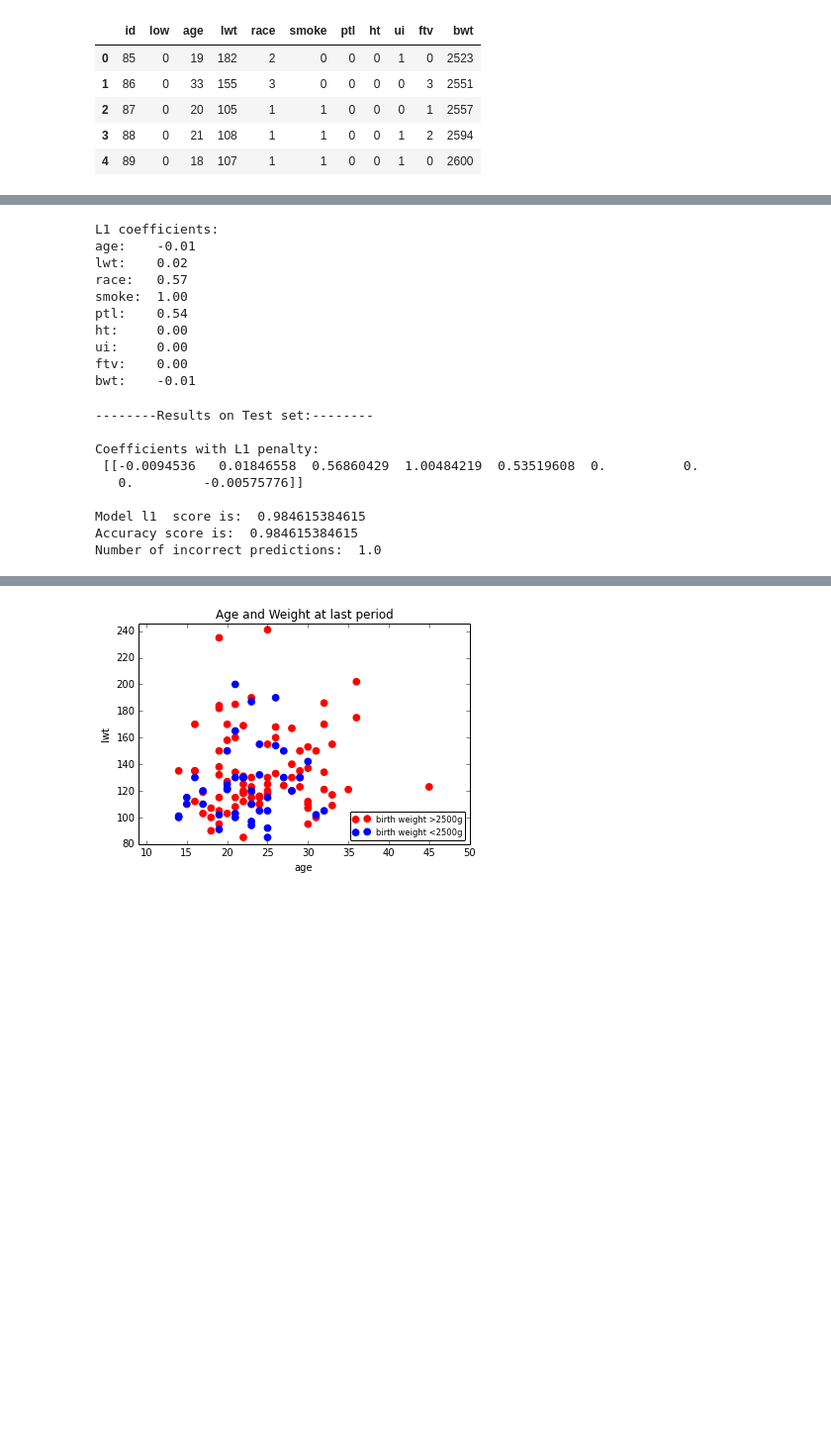
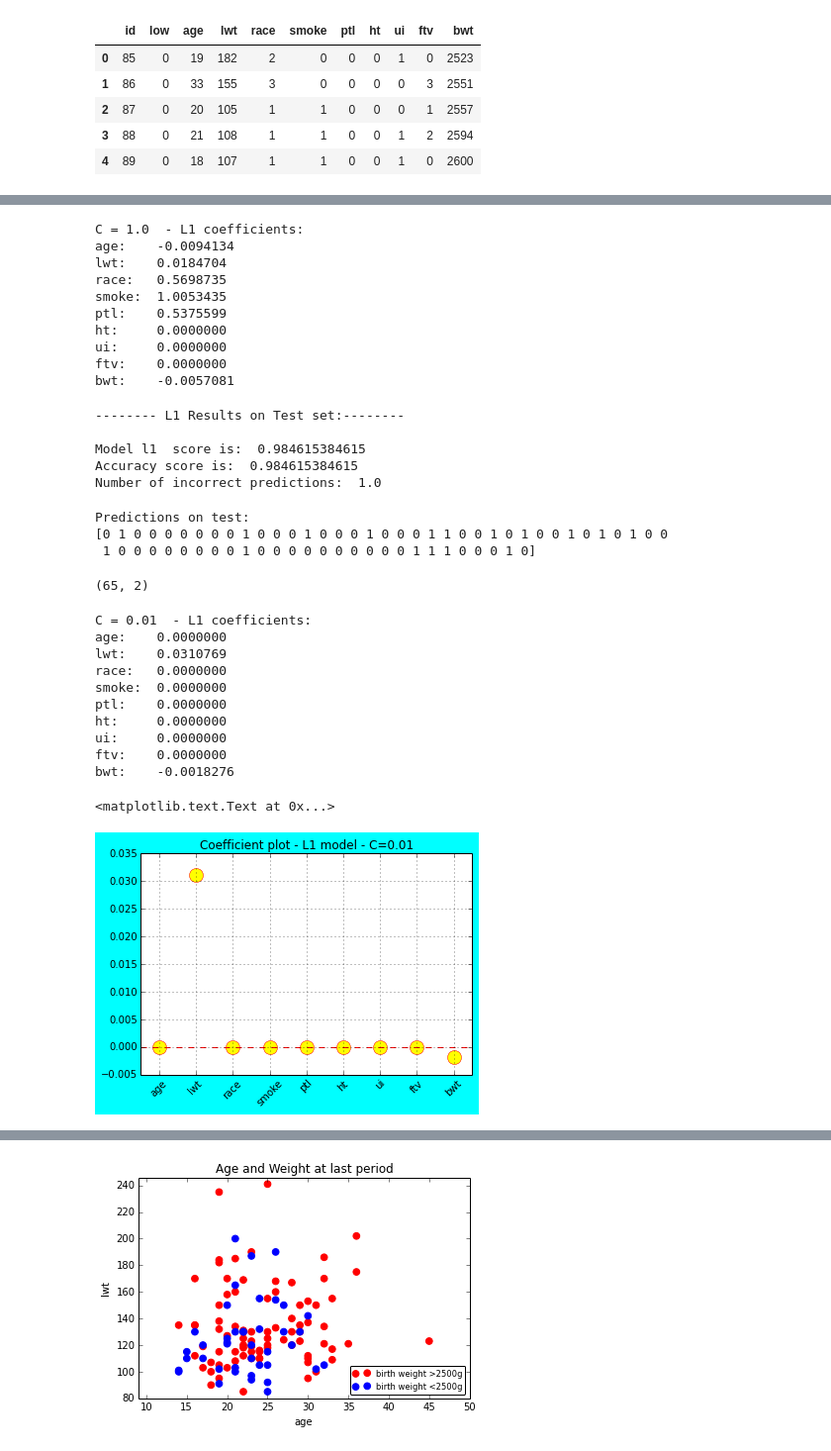
Before and after one commit to Gabya06/datascience, a Jupyter notebook: LogisticRegression/LogisticRegression-LowBirthWeight.ipynb, the cells around one changed output, grey strips where cells are left out. Shown at 99% size. Drawn from its saved outputs; the diff is of its cells as text; code cells hidden in the pictures; blank space fills up the shorter version.

```diff
--- a/LogisticRegression/LogisticRegression-LowBirthWeight.ipynb
+++ b/LogisticRegression/LogisticRegression-LowBirthWeight.ipynb
@@ -75,19 +76,19 @@ pyplot.title('Coefficient plot - L1 model')
 # %%
 # print L1 coefficients
-print('L1 coefficients:')
+print('C =',l1.C, ' - L1 coefficients:')
 for name, value in zip(x.columns, l1.coef_[0]):
-    print('{0}:\t{1:.2f}'.format(name, value))
+    print('{0}:\t{1:.7f}'.format(name, value))
 # %% [output]
-L1 coefficients:
-age:    -0.01
-lwt:    0.02
-race:   0.57
-smoke:  1.00
-ptl:    0.54
-ht:     0.00
-ui:     0.00
-ftv:    0.00
-bwt:    -0.01
+C = 1.0  - L1 coefficients:
+age:    -0.0094134
+lwt:    0.0184704
+race:   0.5698735
+smoke:  1.0053435
+ptl:    0.5375599
+ht:     0.0000000
+ui:     0.0000000
+ftv:    0.0000000
+bwt:    -0.0057081
 # %%
 # test set used here
 y_test = np.ravel(label_test)
@@ -100,15 +103,55 @@ test_incorrect_class = (1-test_accuracy)*test.shape[0]
 # %%
-print('--------Results on Test set:--------\n')
+print('-------- L1 Results on Test set:--------\n')
 print('Model', l1.penalty, ' score is: ',l1.score(test,y_test))
 print('Accuracy score is: ', test_accuracy)
 print('Number of incorrect predictions: ', test_incorrect_class)
 # %% [output]
---------Results on Test set:--------
-
-Coefficients with L1 penalty:
- [[-0.0094536   0.01846558  0.56860429  1.00484219  0.53519608  0.          0.
-   0.         -0.00575776]]
+-------- L1 Results on Test set:--------
 
 Model l1  score is:  0.984615384615
 Accuracy score is:  0.984615384615
 Number of incorrect predictions:  1.0
+# %%
+result = l1.predict(test)
+print('Predictions on test:')
+print(result)
+predict_prob = l1.predict_proba(test)
+#print(predict_prob)
+shape(predict_prob)
+# %% [output]
+Predictions on test:
+[0 1 0 0 0 0 0 0 0 1 0 0 0 1 0 0 0 1 0 0 0 1 1 0 0 1 0 1 0 0 1 0 1 0 1 0 0
+ 1 0 0 0 0 0 0 0 0 1 0 0 0 0 0 0 0 0 0 0 1 1 1 0 0 0 1 0]
+(65, 2)
+# %%
+#L1_v2: model for Logistic Regression - use L1 Penalty for sparse coefficients - C = .01
+l1_v2 = linear_model.LogisticRegression(penalty ='l1', C=.010, fit_intercept = True)
+# fit l1_v2 model to data
+l1_v2.fit(x,y)
+# print L1_v2 coefficients
+print('C =',l1_v2.C, ' - L1 coefficients:')
+for name, value in zip(x.columns, l1_v2.coef_[0]):
+    print('{0}:\t{1:.7f}'.format(name, value))
+# get coefficients from L1_v2 model
+coefs_v2 = l1_v2.coef_[0]
+# plot coefficients of L1 model and
+fig1 = pyplot.figure(facecolor='cyan')
+pyplot.plot(coefs_v2, 'ro', markerfacecolor='yellow', markersize=14, markeredgecolor = 'r')
+pyplot.xlim(-0.5, 8.5)
+pyplot.xticks(range(len(coefs_v2)), x.columns.values, rotation=45)
+pyplot.axhline(0, color='r', linestyle='--')
+pyplot.grid()
+pyplot.title('Coefficient plot - L1 model - C='+ str(l1_v2.C))
+# %% [output]
+C = 0.01  - L1 coefficients:
+age:    0.0000000
+lwt:    0.0310769
+race:   0.0000000
+smoke:  0.0000000
+ptl:    0.0000000
+ht:     0.0000000
+ui:     0.0000000
+ftv:    0.0000000
+bwt:    -0.0018276
+<matplotlib.text.Text at 0x...>
+[figure, added]
```
Also changed, not shown: parts of 18 cells of this notebook.
